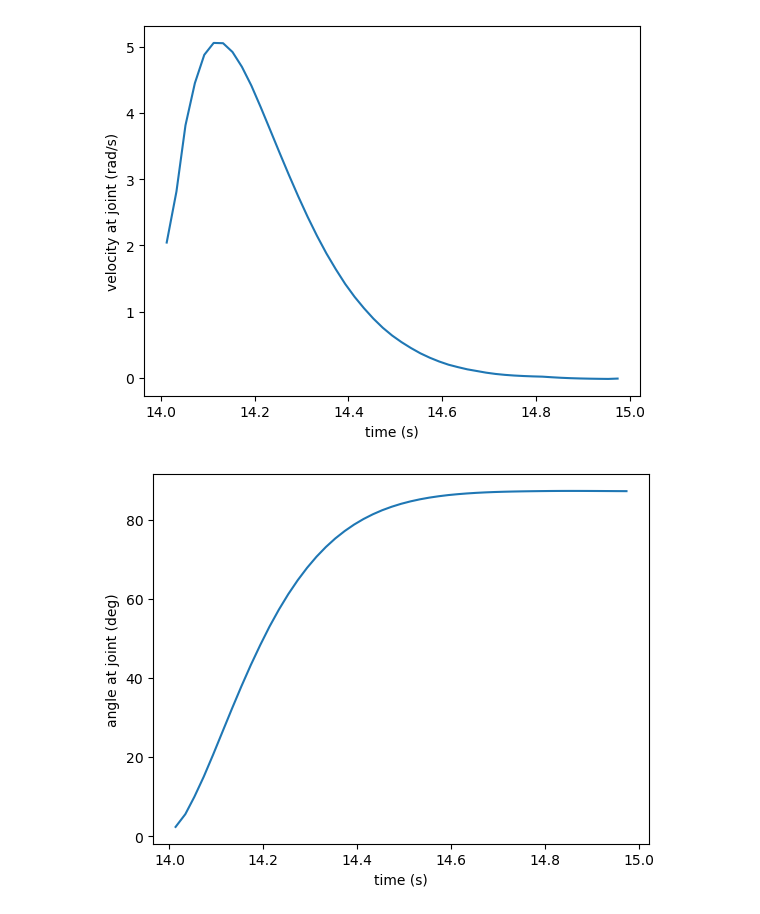
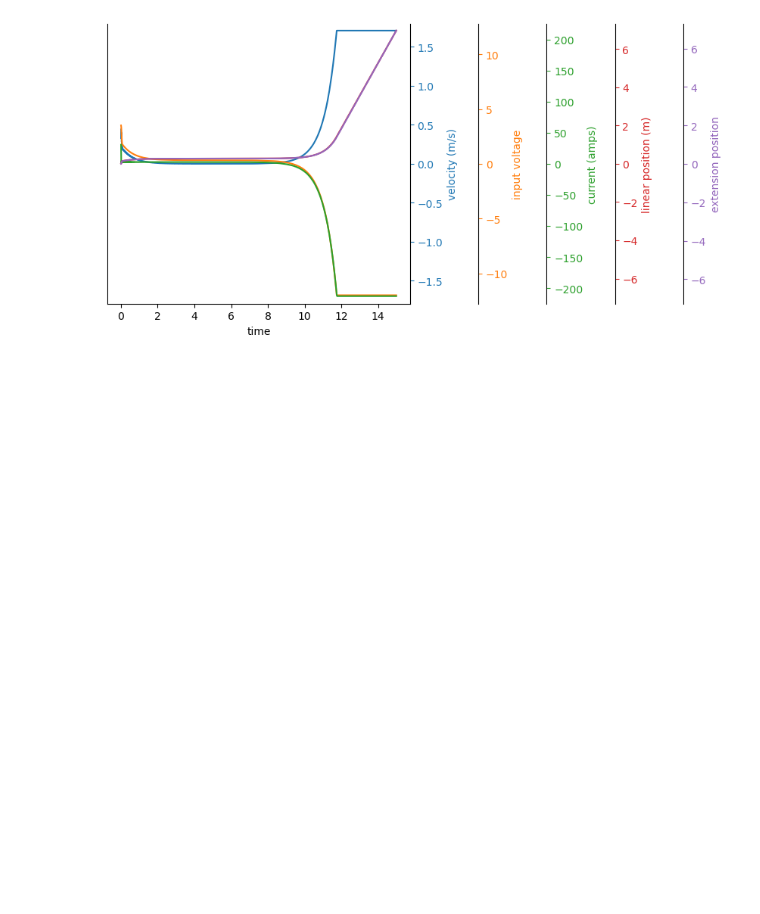
Before and after one commit to FIRST1778/2023-Robot-Code, a Jupyter notebook: armplot.ipynb, the cells around one changed output. Cells and saved outputs as stored; diff of their text form; code cells hidden in the pictures; blank space fills up the shorter version.

Commit message:
armplot.ipynb: abstract & coalesce graphs

```diff
--- a/armplot.ipynb
+++ b/armplot.ipynb
@@ -1,24 +1,39 @@
 # %%
 import csv
 
-with open("logs.csv") as f:
+cutoff_time = 15
+
+with open("extensionsim.csv") as f:
     r = csv.reader(f)
-    rows = [row for row in r]
+    header = next(r)
+    rows = [[float(x) for x in row] for row in r]
+    del rows[-1]
+    for i, row in enumerate(rows):
+        if row[0] >= cutoff_time:
+            break
+    del rows[i:]
 
 from matplotlib import pyplot as plt
-def plot_positions(ts, xs, label):
-    plt.xlabel("time (s)")
-    plt.plot(ts, xs)
-    plt.ylabel(label)
-    plt.show()
+fig, ax = plt.subplots()
+fig.subplots_adjust(right=0.75)
 
-# time, velocity at joint (rad/s), angle at joint (deg), voltage, current, Ks
-rows = rows[1:50]  # remove header and incomplete last line
-times = [float(row[0]) for row in rows]
-labels = ["velocity at joint (rad/s)", "angle at joint (deg)", "voltage", "current", "Ks"]
+ax.set(xlabel=header[0])
+ax.spines[["right", "top"]].set_visible(False)
+ax.yaxis.set_visible(False)
 
-for i, v in enumerate(labels):
-    plot_positions(times, [float(row[i+1]) for row in rows], v)
+twins = [ax.twinx() for _ in header[1:]]
+for i, twin in enumerate(twins):
+    twin.spines[["left", "bottom", "top"]].set_visible(False)
+    twin.spines.right.set_position(("outward", 65*i))
+
+    p, = twin.plot([row[0] for row in rows], [row[i+1] for row in rows], f"C{i}", label=header[i+1])
+    ymin, ymax = twin.get_ylim()
+    yh = max(abs(ymin), abs(ymax))
+    twin.set_ylim(-yh, yh)
+
+    twin.set(ylabel=header[i+1])
+    twin.yaxis.label.set_color(p.get_color())
+    twin.tick_params(axis="y", colors=p.get_color())
+plt.show()
 # %% [output]
-[figure, old version]
+[figure, new version]
-[figure, removed]
```
Also changed, not shown: parts of 1 cell of this notebook.
